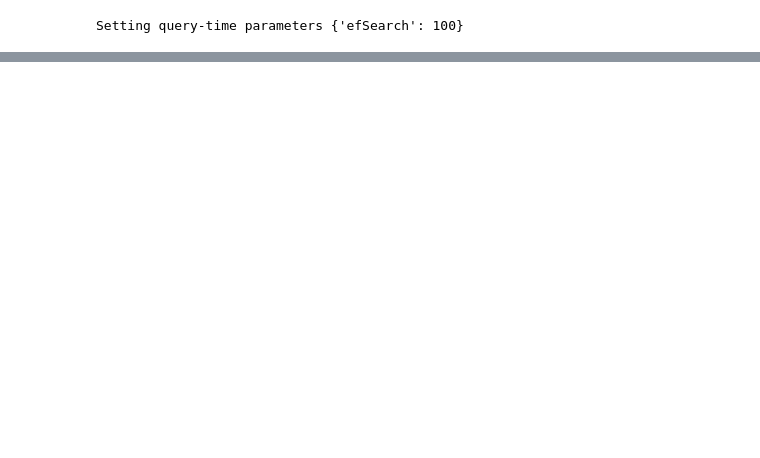
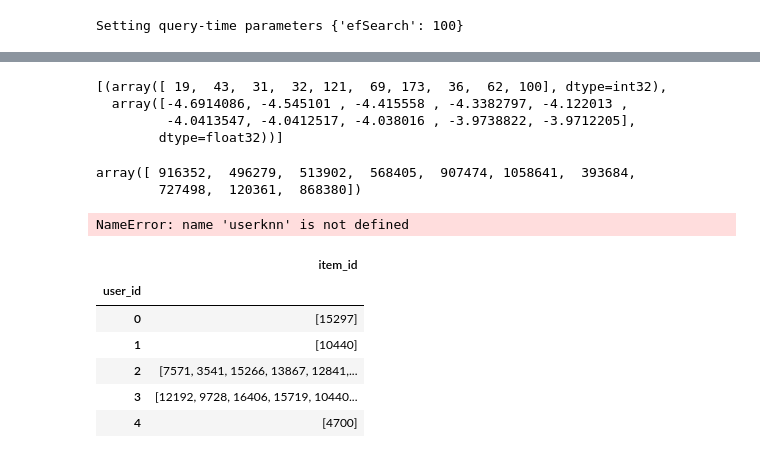
Before and after one commit to timekeeper18/Itmo_RecoService12, a Jupyter notebook: notebooks/wh4_als_lightfm_nmslib.ipynb, the cells around one changed output, grey strips where cells are left out. Saved outputs shown, nothing was run; the diff lists cells and outputs as text; code cells hidden in the pictures; blank space fills up the shorter version.

```diff
--- a/notebooks/wh4_als_lightfm_nmslib.ipynb
+++ b/notebooks/wh4_als_lightfm_nmslib.ipynb
@@ -666,2 +694,14 @@ kNN time total=0.023637 (sec), per query=0.000024 (sec), per query adjusted for
 # %%
 nbrs = index.knnQueryBatch([query_matrix], k = K, num_threads = num_threads)
+# %%
+nbrs
+# %% [output]
+[(array([ 19,  43,  31,  32, 121,  69, 173,  36,  62, 100], dtype=int32),
+  array([-4.6914086, -4.545101 , -4.415558 , -4.3382797, -4.122013 ,
+         -4.0413547, -4.0412517, -4.038016 , -3.9738822, -3.9712205],
+        dtype=float32))]
+# %%
+dataset.user_id_map.external_ids[nbrs[0][0]]
+# %% [output]
+array([ 916352,  496279,  513902,  568405,  907474, 1058641,  393684,
+        727498,  120361,  868380])
@@ -667,0 +731,20 @@ nbrs = index.knnQueryBatch([query_matrix], k = K, num_threads = num_threads)
+# %%
+mapper = generate_implicit_recs_mapper(
+    userknn,
+    N=N,
+    users_mapping=users_mapping,
+    users_inv_mapping=users_inv_mapping
+)
+# %% [output]
+NameError: name 'userknn' is not defined
+# %%
+watched = train.groupby('user_id').agg({'item_id': list})
+watched.head()
+# %% [output]
+|  | item_id |
+| user_id |  |
+| 0 | [15297] |
+| 1 | [10440] |
+| 2 | [7571, 3541, 15266, 13867, 12841,... |
+| 3 | [12192, 9728, 16406, 15719, 10440... |
+| 4 | [4700] |
```
Also changed, not shown: parts of 21 cells of this notebook.
